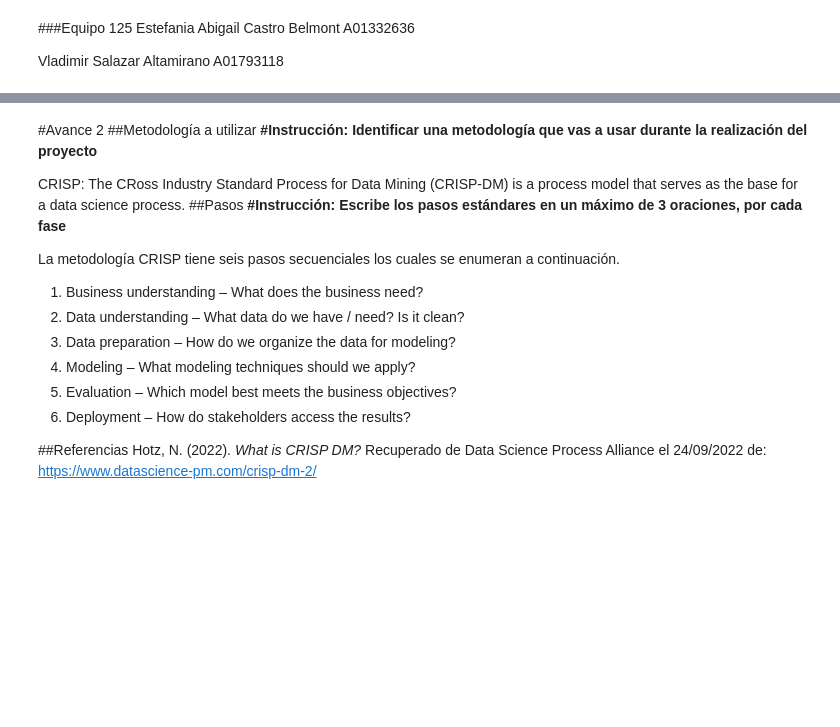
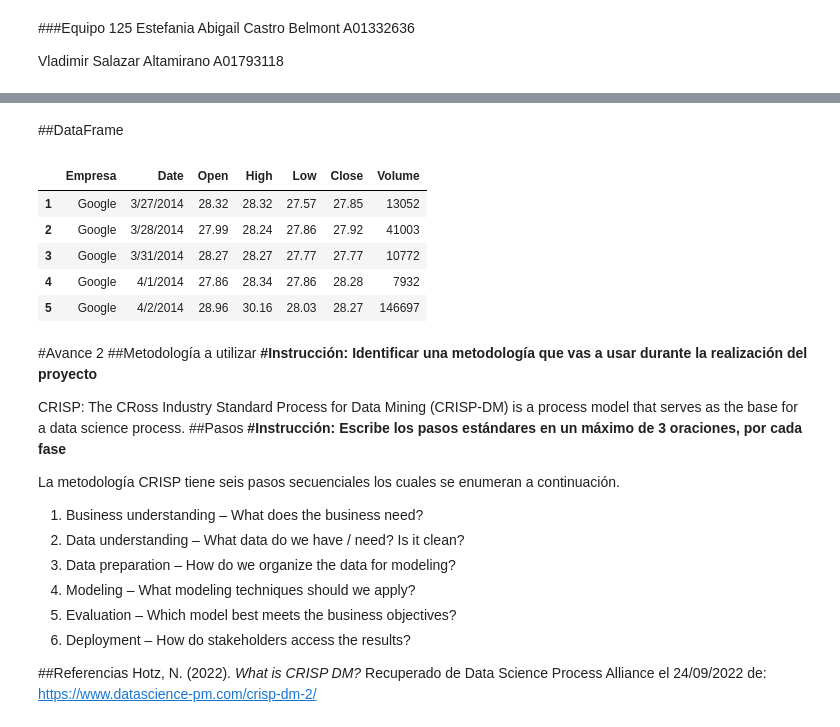
Before and after one commit to PosgradoMNA/actividades-del-projecto-equipo-125, a Jupyter notebook: assignment01.ipynb, the cells around one changed output, grey strips where cells are left out. Cells and saved outputs as stored; diff of their text form; code cells hidden in the pictures; blank space fills up the shorter version.

```diff
--- a/assignment01.ipynb
+++ b/assignment01.ipynb
@@ -52,6 +53,34 @@ Nuestro conjunto de datos está conformado por los datos recabados de Google Fin
   7.
   8.
 6. ¿Qué actor (empresa, sector de la sociedad, organismo descentralizado, gobierno, etc.) estaría interesado en las preguntas mencionadas que identificó?
+# %% [markdown]
+##DataFrame
+# %%
+from google.colab import auth
+auth.authenticate_user()
+
+import gspread
+from google.auth import default
+creds, _ = default()
+
+gc = gspread.authorize(creds)
+wb = gc.open_by_url('https://docs.google.com/spreadsheets/d/1L1jmXg82Agrx3Ax10ETWuzFTkYuhty0OytSeEzR3bh4/edit#gid=2013360533')
+# %%
+import pandas as pd
+sheet = wb.worksheet('Consolidado')
+data = sheet.get_all_values()
+df= pd.DataFrame(data=data)
+df.columns = df.iloc[0]
+df = df.iloc[1:]
+# %%
+df.head()
+# %% [output]
+|  | Empresa | Date | Open | High | Low | Close | Volume |
+| 1 | Google | 3/27/2014 | 28.32 | 28.32 | 27.57 | 27.85 | 13052 |
+| 2 | Google | 3/28/2014 | 27.99 | 28.24 | 27.86 | 27.92 | 41003 |
+| 3 | Google | 3/31/2014 | 28.27 | 28.27 | 27.77 | 27.77 | 10772 |
+| 4 | Google | 4/1/2014 | 27.86 | 28.34 | 27.86 | 28.28 | 7932 |
+| 5 | Google | 4/2/2014 | 28.96 | 30.16 | 28.03 | 28.27 | 146697 |
 # %% [markdown]
 #Avance 2
 ##Metodología a utilizar
```
Also changed, not shown: parts of 1 cell of this notebook.
